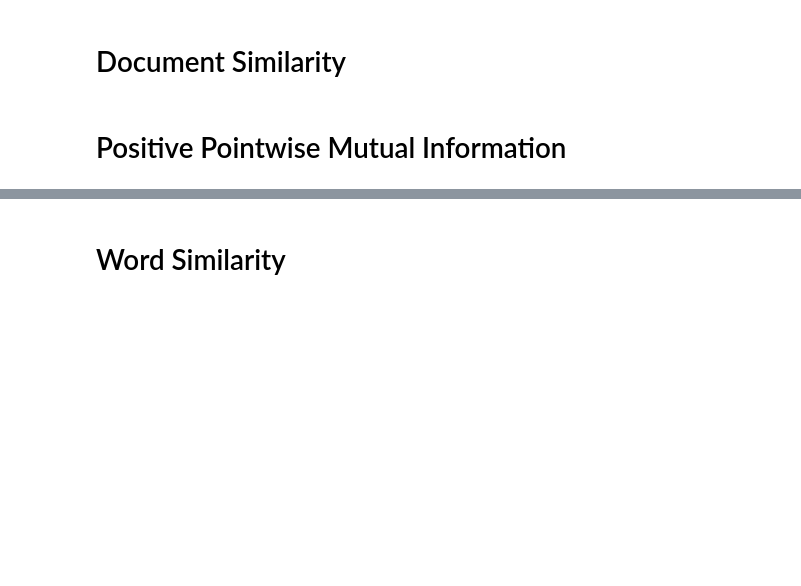
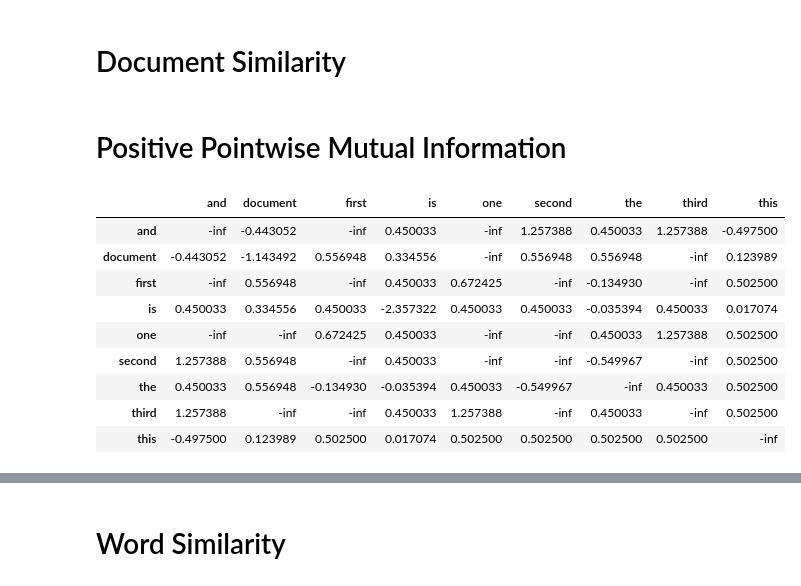
Before and after one commit to ben300694/word-embeddings, a Jupyter notebook: exercises/03_frequency_methods.ipynb, the cells around one changed output, grey strips where cells are left out. Saved outputs shown, nothing was run; the diff lists cells and outputs as text; code cells hidden in the pictures; blank space fills up the shorter version.

```diff
--- a/exercises/03_frequency_methods.ipynb
+++ b/exercises/03_frequency_methods.ipynb
@@ -133,9 +234,22 @@ def PPMI(df,alpha=1):
     return A
 # %%
-documents = ["This is the first document.",
-             "This document is the second document.",
-             "And this is the third one.",
-             "Is this the first document?"]
+documents = [
+    "This is the first document.",
+    "This document is the second document.",
+    "And this is the third one.",
+    "Is this the first document?",
+]
 
 PPMI(term_term_matrix(documents, 4))
+# %% [output]
+|  | and | document | first | is | one | second | the | third | this |
+| and | -inf | -0.443052 | -inf | 0.450033 | -inf | 1.257388 | 0.450033 | 1.257388 | -0.497500 |
+| document | -0.443052 | -1.143492 | 0.556948 | 0.334556 | -inf | 0.556948 | 0.556948 | -inf | 0.123989 |
+| first | -inf | 0.556948 | -inf | 0.450033 | 0.672425 | -inf | -0.134930 | -inf | 0.502500 |
+| is | 0.450033 | 0.334556 | 0.450033 | -2.357322 | 0.450033 | 0.450033 | -0.035394 | 0.450033 | 0.017074 |
+| one | -inf | -inf | 0.672425 | 0.450033 | -inf | -inf | 0.450033 | 1.257388 | 0.502500 |
+| second | 1.257388 | 0.556948 | -inf | 0.450033 | -inf | -inf | -0.549967 | -inf | 0.502500 |
+| the | 0.450033 | 0.556948 | -0.134930 | -0.035394 | 0.450033 | -0.549967 | -inf | 0.450033 | 0.502500 |
+| third | 1.257388 | -inf | -inf | 0.450033 | 1.257388 | -inf | 0.450033 | -inf | 0.502500 |
+| this | -0.497500 | 0.123989 | 0.502500 | 0.017074 | 0.502500 | 0.502500 | 0.502500 | 0.502500 | -inf |
 # %%
```
Also changed, not shown: parts of 15 cells of this notebook, 1 other file.
